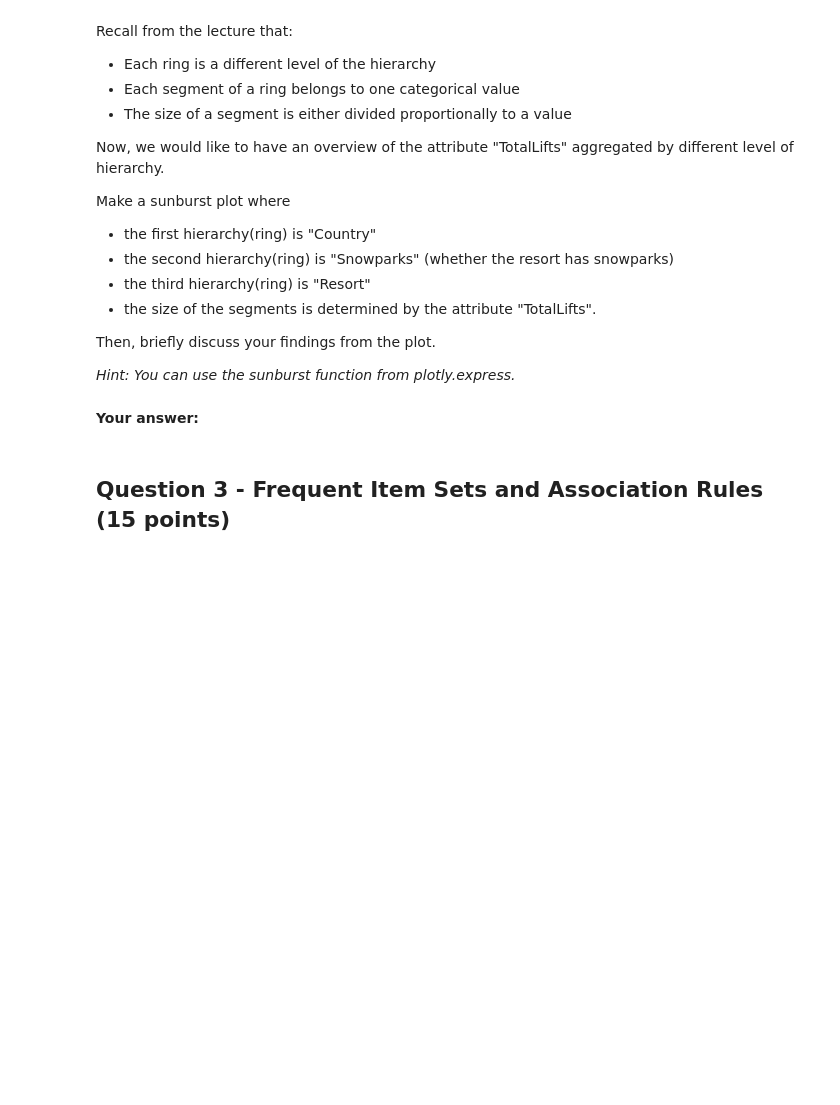
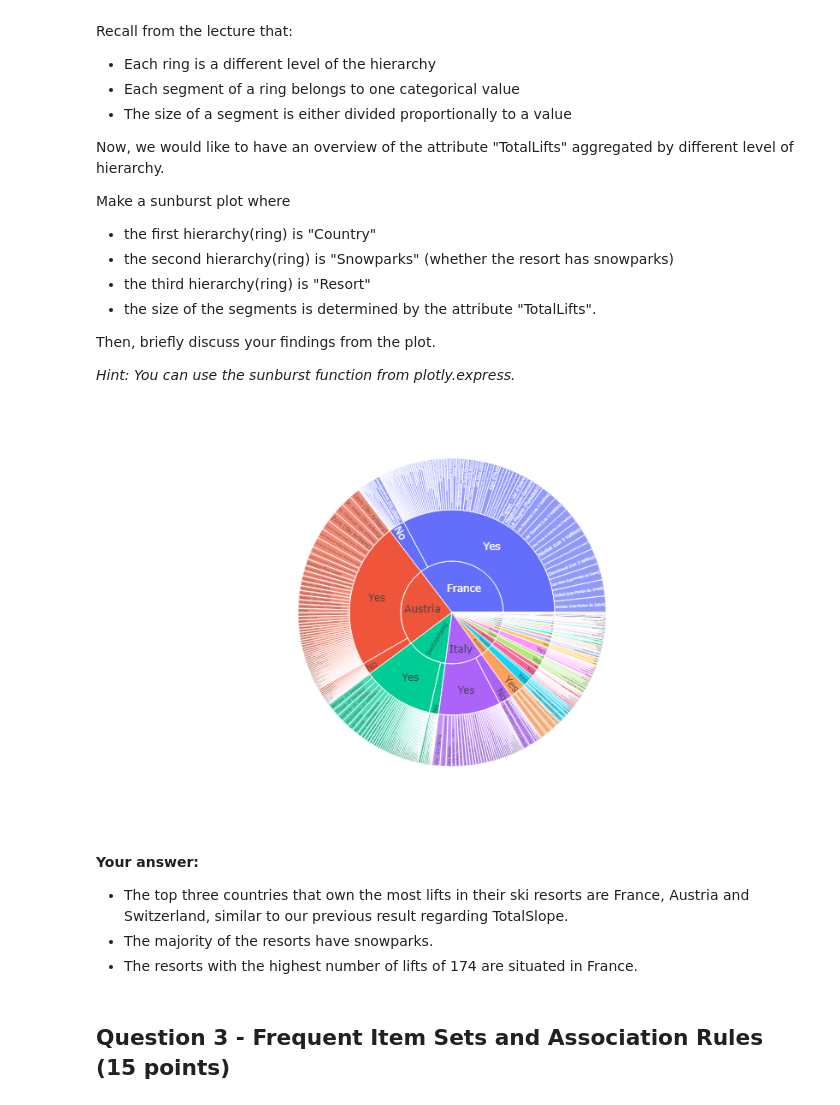
Before and after one commit to mnghiap/ids22, a Jupyter notebook: assignment2/assignment2.ipynb, the cells around one changed output. Drawn from its saved outputs; the diff is of its cells as text; code cells hidden in the pictures; blank space fills up the shorter version.

```diff
--- a/assignment2/assignment2.ipynb
+++ b/assignment2/assignment2.ipynb
@@ -515,8 +571,16 @@ Then, briefly discuss your findings from the plot.
 *Hint: You can use the sunburst function from plotly.express.*
 # %%
 # your code
+fig = px.sunburst(df_v, path=['Country', 'Snowparks', 'Resort'], values='TotalLifts', height=500)
+fig.show()
+# %% [output]
+[figure, added]
 # %% [markdown]
 **Your answer:**
+
+- The top three countries that own the most lifts in their ski resorts are France, Austria and Switzerland, similar to our previous result regarding TotalSlope.
+- The majority of the resorts have snowparks.
+- The resorts with the highest number of lifts of 174 are situated in France.
 # %% [markdown]
 ## Question 3 - Frequent Item Sets and Association Rules (15 points)
 # %%
```
Also changed, not shown: parts of 6 cells of this notebook.
